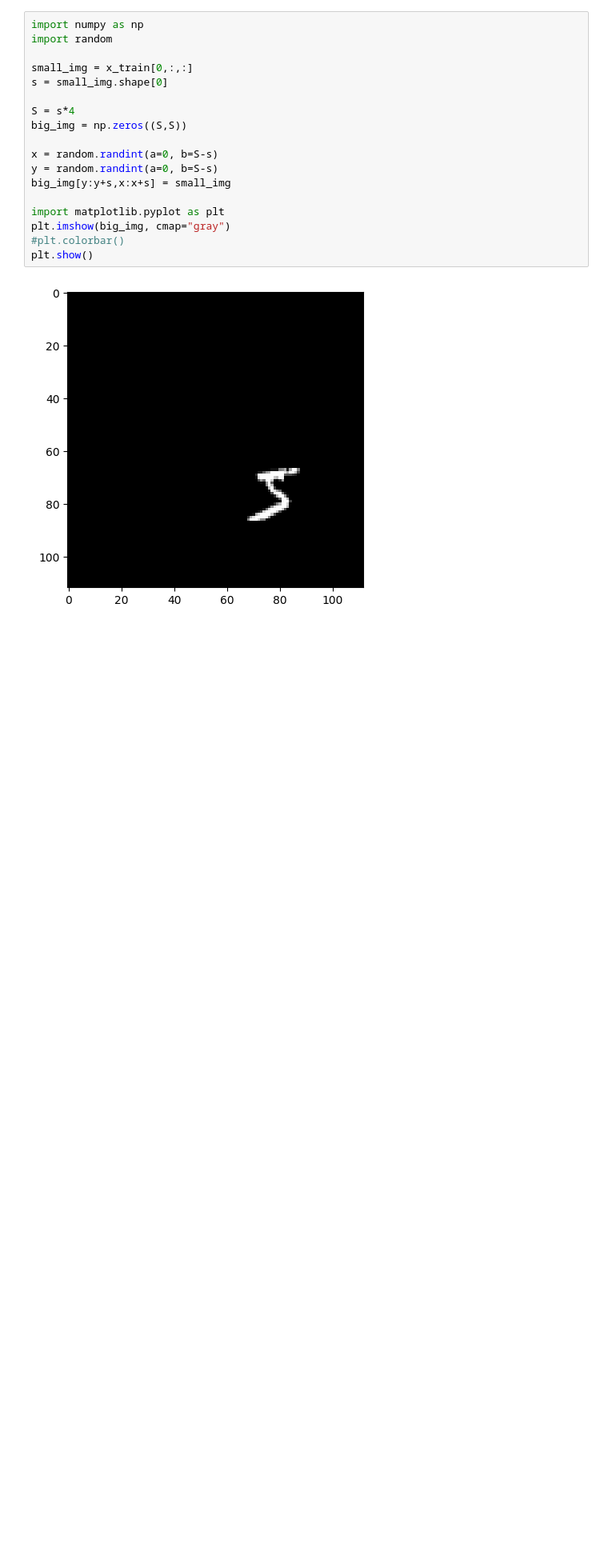
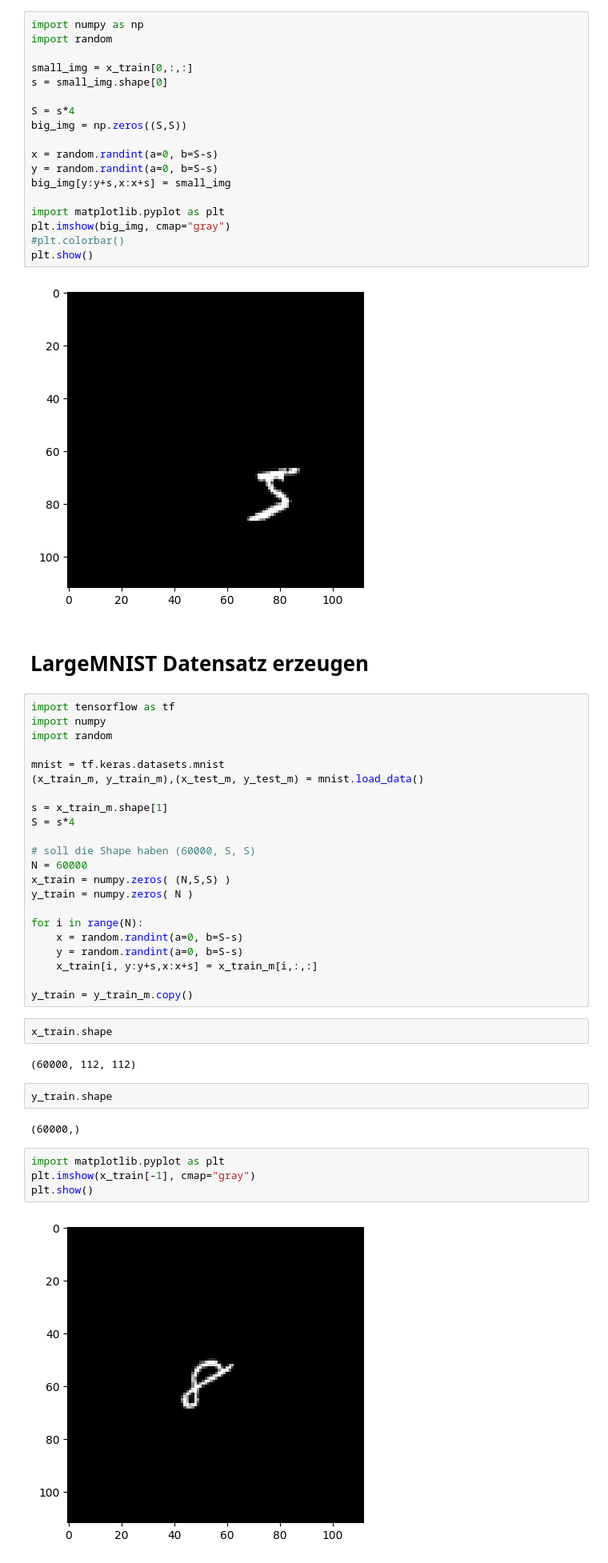
Before and after one commit to juebrauer/code_ws2425, a Jupyter notebook: cv_allgemein/02_mlp_bei_bildern_mit_translation.ipynb, the cells around one changed output. Shown at 80% size. Cells and saved outputs as stored; diff of their text form; blank space fills up the shorter version.

Commit message:
New code for video quizzes: training a MLP for LargeMNIST training a CNN for LargeMNIST

```diff
--- a/cv_allgemein/02_mlp_bei_bildern_mit_translation.ipynb
+++ b/cv_allgemein/02_mlp_bei_bildern_mit_translation.ipynb
@@ -62,3 +70,41 @@ plt.imshow(big_img, cmap="gray")
 plt.show()
 # %% [output]
 [figure]
+# %% [markdown]
+# LargeMNIST Datensatz erzeugen
+# %%
+import tensorflow as tf
+import numpy
+import random
+
+mnist = tf.keras.datasets.mnist
+(x_train_m, y_train_m),(x_test_m, y_test_m) = mnist.load_data()
+
+s = x_train_m.shape[1]
+S = s*4
+
+# soll die Shape haben (60000, S, S)
+N = 60000
+x_train = numpy.zeros( (N,S,S) )
+y_train = numpy.zeros( N )
+
+for i in range(N):
+    x = random.randint(a=0, b=S-s)
+    y = random.randint(a=0, b=S-s)
+    x_train[i, y:y+s,x:x+s] = x_train_m[i,:,:]
+
+y_train = y_train_m.copy()
+# %%
+x_train.shape
+# %% [output]
+(60000, 112, 112)
+# %%
+y_train.shape
+# %% [output]
+(60000,)
+# %%
+import matplotlib.pyplot as plt
+plt.imshow(x_train[-1], cmap="gray")
+plt.show()
+# %% [output]
+[figure, added]
```
Also changed, not shown: parts of 17 cells of this notebook, 1 other file.
